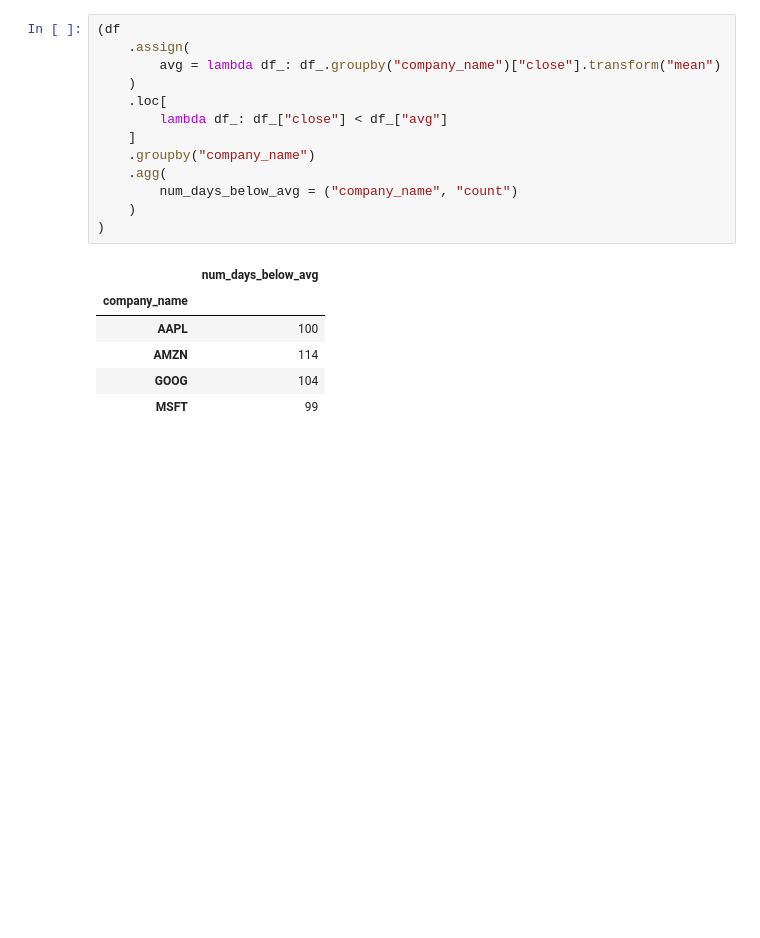
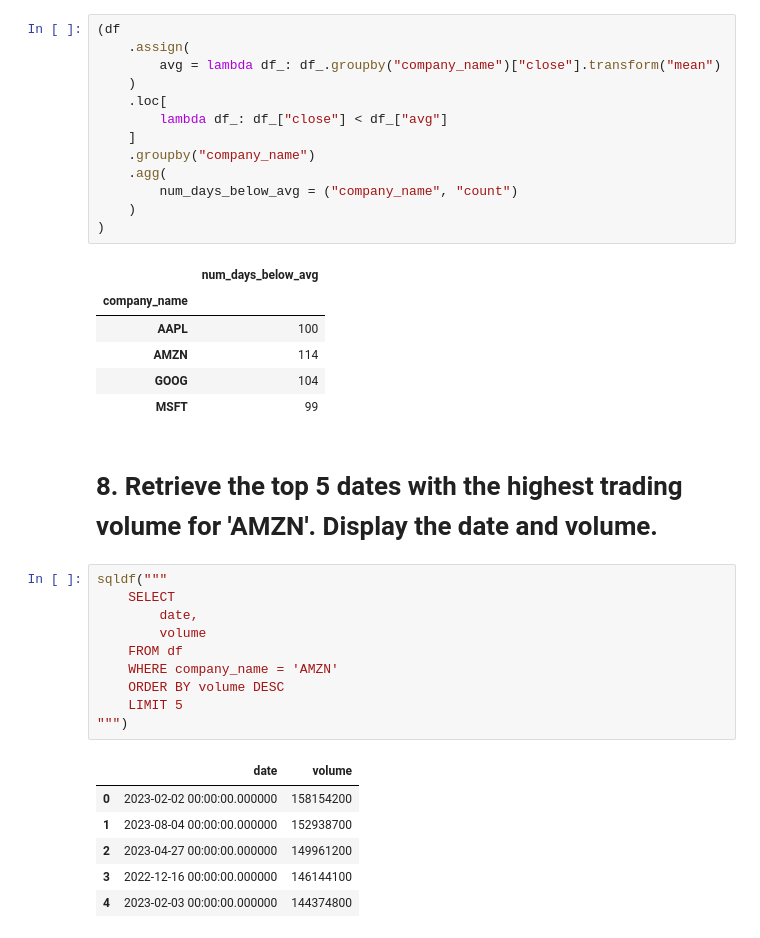
Before and after one commit to danjelito/stock-market-sql, a Jupyter notebook: main.ipynb, the cells around one changed output. Saved outputs shown, nothing was run; the diff lists cells and outputs as text; blank space fills up the shorter version.

```diff
--- a/main.ipynb
+++ b/main.ipynb
@@ -365,3 +365,22 @@ sqldf("""
 | AMZN | 114 |
 | GOOG | 104 |
 | MSFT | 99 |
+# %% [markdown]
+# 8. Retrieve the top 5 dates with the highest trading volume for 'AMZN'. Display the date and volume.
+# %%
+sqldf("""
+    SELECT
+        date,
+        volume
+    FROM df
+    WHERE company_name = 'AMZN'
+    ORDER BY volume DESC
+    LIMIT 5
+""")
+# %% [output]
+|  | date | volume |
+| 0 | 2023-02-02 00:00:00.000000 | 158154200 |
+| 1 | 2023-08-04 00:00:00.000000 | 152938700 |
+| 2 | 2023-04-27 00:00:00.000000 | 149961200 |
+| 3 | 2022-12-16 00:00:00.000000 | 146144100 |
+| 4 | 2023-02-03 00:00:00.000000 | 144374800 |
```
Also changed, not shown: parts of 4 cells of this notebook.
